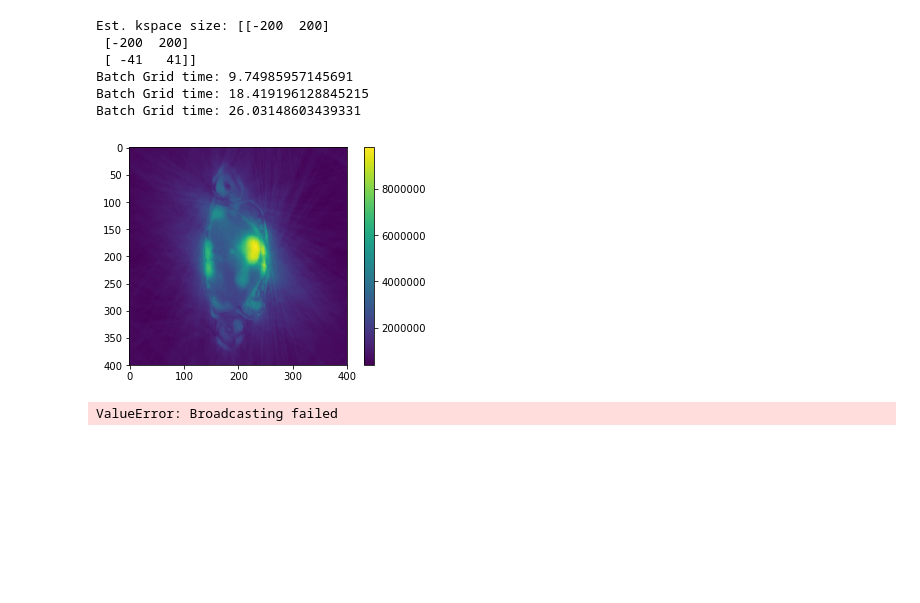
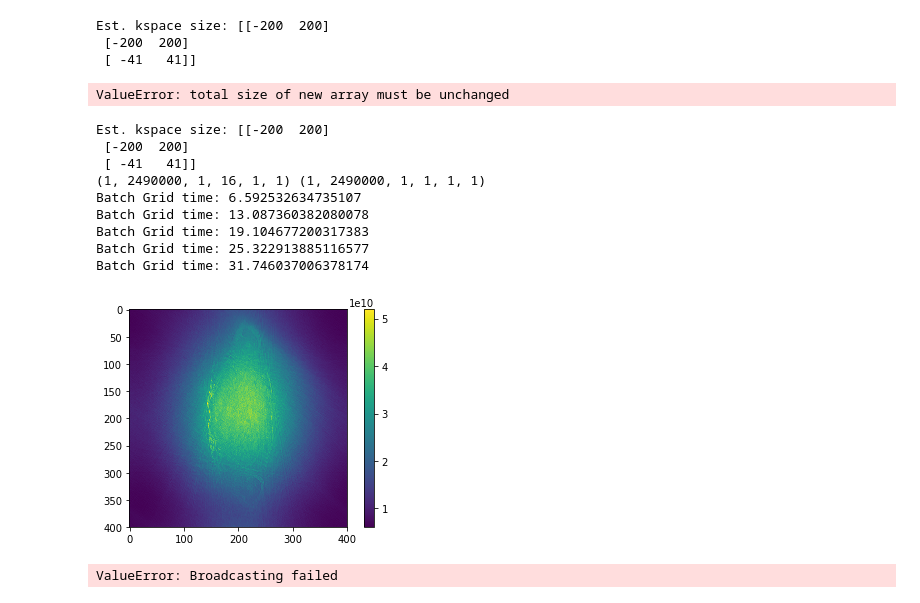
Before and after one commit to nicholas-zhu/MRI_tools, a Jupyter notebook: test.ipynb, the cells around one changed output. Drawn from its saved outputs; the diff is of its cells as text; code cells hidden in the pictures; blank space fills up the shorter version.

Commit message:
UPDATE nufft

```diff
--- a/test.ipynb
+++ b/test.ipynb
@@ -12,3 +12,9 @@ from scipy import optimize
 
 from NUFFT import nufft_gpu
 from util import imshow_3d
+# %%
+traj = cfl.readcfl(name='GPI_traj')
+img = cfl.readcfl(name='trash0')
+pattern = cfl.readcfl(name='GPI_dcf')
+NFT = nufft_gpu.NUFFT3D(np.real(traj),pattern = pattern)
+img1 = NFT.Toeplitz(img)
@@ -15,12 +35,27 @@ from util import imshow_3d
+# %%
+traj = cfl.readcfl(name='GPI_traj')
+img = cfl.readcfl(name='trash0')
+pattern = cfl.readcfl(name='GPI_dcf')
+NFT = nufft_gpu.NUFFT3D(np.real(traj),pattern = pattern)
+ksp = NFT.forward(img)
+# %% [output]
+Est. kspace size: [[-200  200]
+ [-200  200]
+ [ -41   41]]
+ValueError: total size of new array must be unchanged
 # %%
 traj = cfl.readcfl(name='GPI_traj')
 data = cfl.readcfl(name='cGPI_data')
-NFT = nufft_gpu.NUFFT3D(np.real(traj))
+pattern = cfl.readcfl(name='GPI_dcf')
+NFT = nufft_gpu.NUFFT3D(np.real(traj),pattern = pattern)
 img = NFT.adjoint(data)
 # %% [output]
 Est. kspace size: [[-200  200]
  [-200  200]
  [ -41   41]]
-Batch Grid time: 9.74985957145691
-Batch Grid time: 18.419196128845215
-Batch Grid time: 26.03148603439331
+(1, 2490000, 1, 16, 1, 1) (1, 2490000, 1, 1, 1, 1)
+Batch Grid time: 6.592532634735107
+Batch Grid time: 13.087360382080078
+Batch Grid time: 19.104677200317383
+Batch Grid time: 25.322913885116577
+Batch Grid time: 31.746037006378174
@@ -27,5 +64,5 @@ Batch Grid time: 26.03148603439331
 # %%
-img0 = np.sqrt(np.sum(np.abs(img**2),axis=3))
-imshow_3d.imshow3d(np.abs(img0[:,:,50]))
+img0 = np.sqrt(np.sum(np.abs(img1**2),axis=3))
+imshow_3d.imshow3d(np.abs(img0[:,:,30]))
 # %% [output]
-[figure, old version]
+[figure, new version]
```
Also changed, not shown: parts of 8 cells of this notebook, 2 other files.
